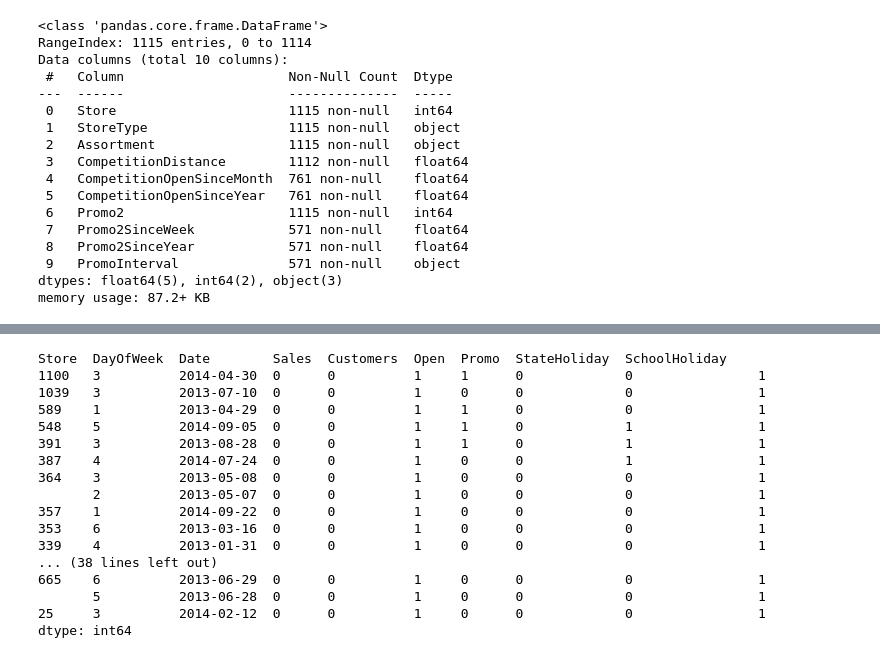
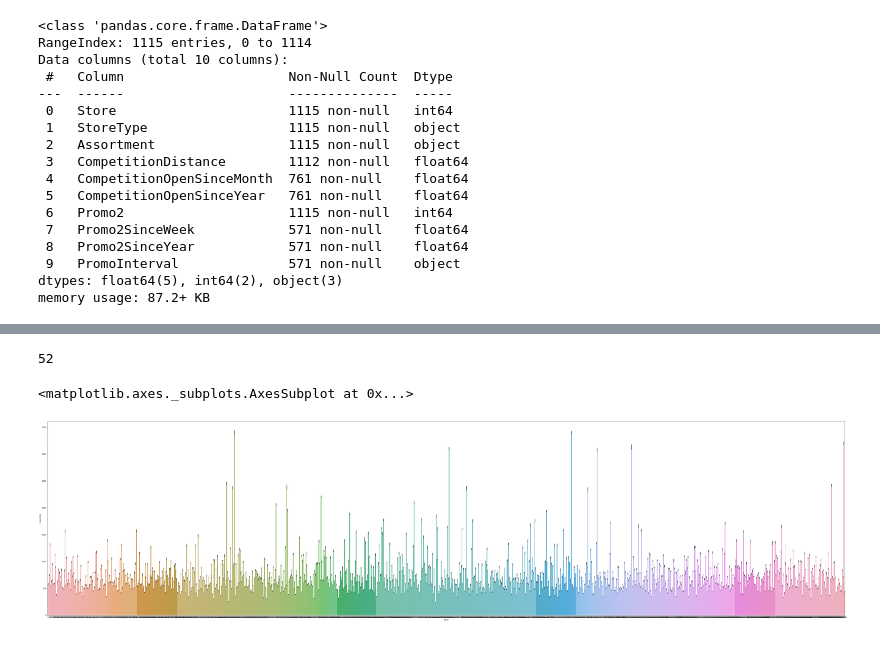
Before and after one commit to M0n1ka-05/Rossmann_Sale_Prediction, a Jupyter notebook: Monika_Shinde_Team_4_Rossmann_Sales_Prediction_Capstone_Project.ipynb, the cells around one changed output, grey strips where cells are left out. Drawn from its saved outputs; the diff is of its cells as text; code cells hidden in the pictures.

```diff
--- a/Monika_Shinde_Team_4_Rossmann_Sales_Prediction_Capstone_Project.ipynb
+++ b/Monika_Shinde_Team_4_Rossmann_Sales_Prediction_Capstone_Project.ipynb
@@ -191,21 +272,11 @@ sales_df['Customers'].value_counts()
 Name: Customers, Length: 4086, dtype: int64
 # %%
-sales_df[(sales_df['Customers'] == 0) & (sales_df['Open'] == 1)].value_counts()
+sales_df[sales_df['Customers'] == 0].value_counts().sum()
 # %% [output]
-Store  DayOfWeek  Date        Sales  Customers  Open  Promo  StateHoliday  SchoolHoliday
-1100   3          2014-04-30  0      0          1     1      0             0                1
-1039   3          2013-07-10  0      0          1     0      0             0                1
-589    1          2013-04-29  0      0          1     1      0             0                1
-548    5          2014-09-05  0      0          1     1      0             1                1
-391    3          2013-08-28  0      0          1     1      0             1                1
-387    4          2014-07-24  0      0          1     0      0             1                1
-364    3          2013-05-08  0      0          1     0      0             0                1
-       2          2013-05-07  0      0          1     0      0             0                1
-357    1          2014-09-22  0      0          1     0      0             0                1
-353    6          2013-03-16  0      0          1     0      0             0                1
-339    4          2013-01-31  0      0          1     0      0             0                1
-... (38 lines left out)
-665    6          2013-06-29  0      0          1     0      0             0                1
-       5          2013-06-28  0      0          1     0      0             0                1
-25     3          2014-02-12  0      0          1     0      0             0                1
-dtype: int64
+52
+# %%
+plt.subplots(figsize=(80,20))
+sns.barplot(x='Store', y='Customers', data = sales_df)
+# %% [output]
+<matplotlib.axes._subplots.AxesSubplot at 0x...>
+[figure, added]
```
Also changed, not shown: parts of 48 cells of this notebook.
